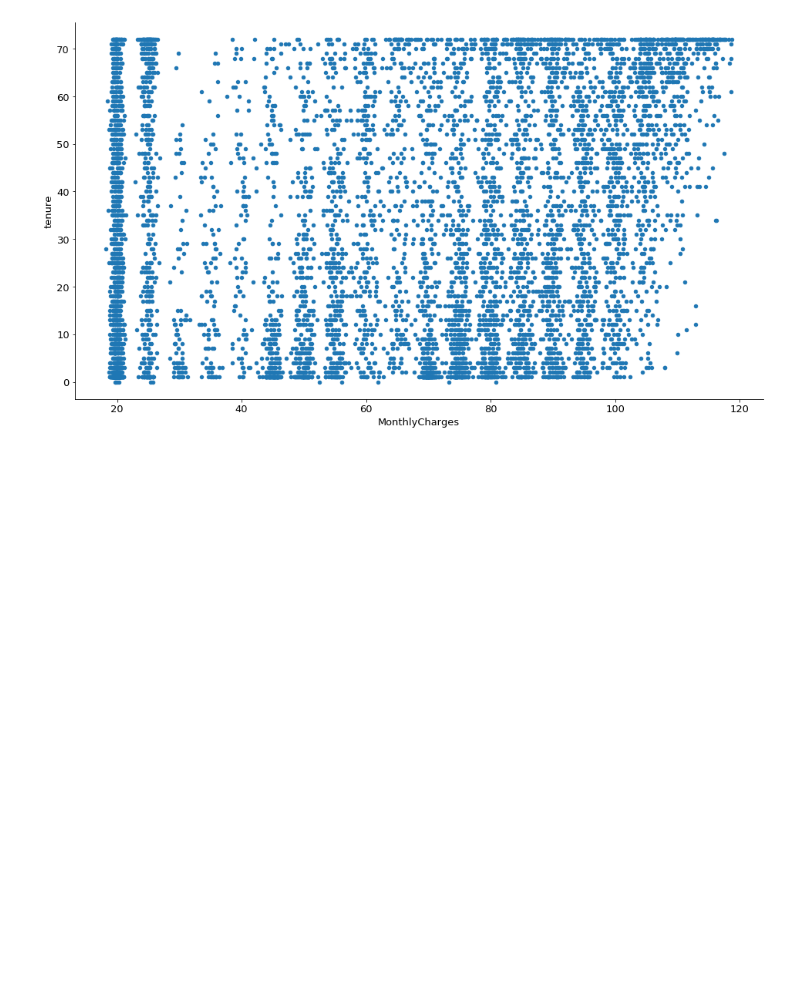
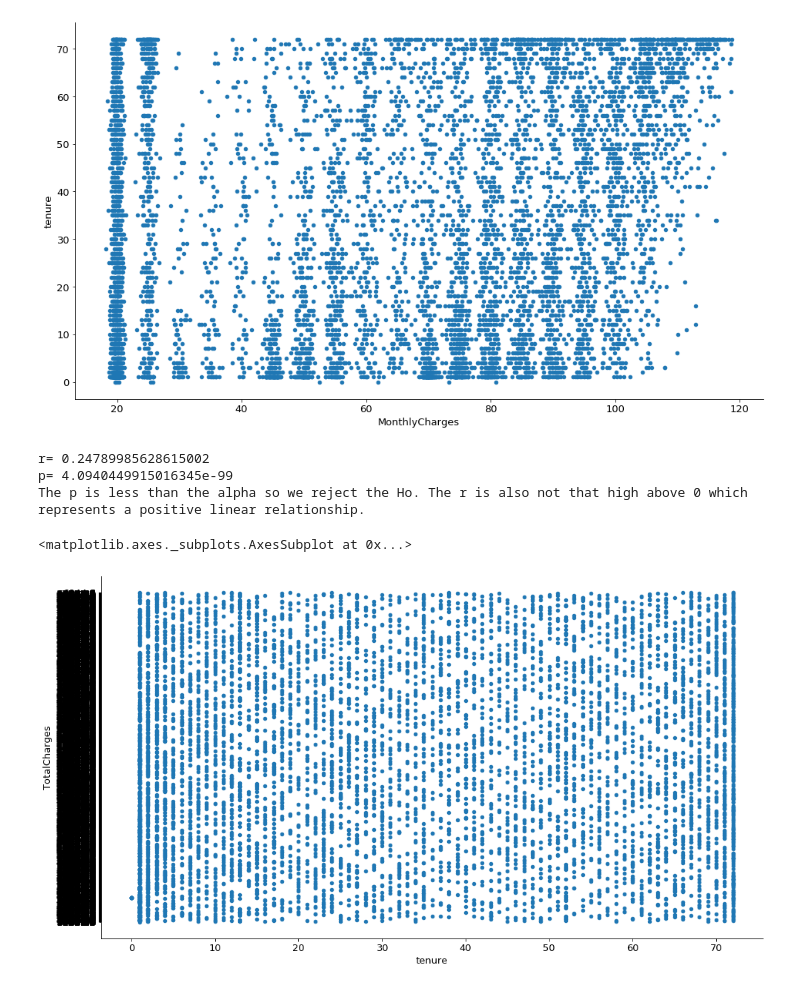
Before and after one commit to AI-Gomez/statistics-exercises, a Jupyter notebook: hypothesis_testing.ipynb, the cells around one changed output. Drawn from its saved outputs; the diff is of its cells as text; code cells hidden in the pictures; blank space fills up the shorter version.

```diff
--- a/hypothesis_testing.ipynb
+++ b/hypothesis_testing.ipynb
@@ -245,3 +246,23 @@ df.plot.scatter(y = 'tenure', x = 'MonthlyCharges')
 # %% [output]
 <matplotlib.axes._subplots.AxesSubplot at 0x...>
 [figure]
+# %%
+x = df.tenure
+y = df.MonthlyCharges
+
+r,p = stats.pearsonr(x,y)
+print('r=', r)
+print('p=', p)
+alpha = .05
+print('The p is less than the alpha so we reject the Ho. The r is also not that high above 0 which represents a positive linear relationship. ')
+# %% [output]
+r= 0.24789985628615002
+p= 4.0940449915016345e-99
+The p is less than the alpha so we reject the Ho. The r is also not that high above 0 which represents a positive linear relationship.
+# %%
+#Does tenure correlate with Total charges?
+
+df.plot.scatter(y = 'TotalCharges', x = 'tenure')
+# %% [output]
+<matplotlib.axes._subplots.AxesSubplot at 0x...>
+[figure, added]
```
Also changed, not shown: parts of 10 cells of this notebook.
